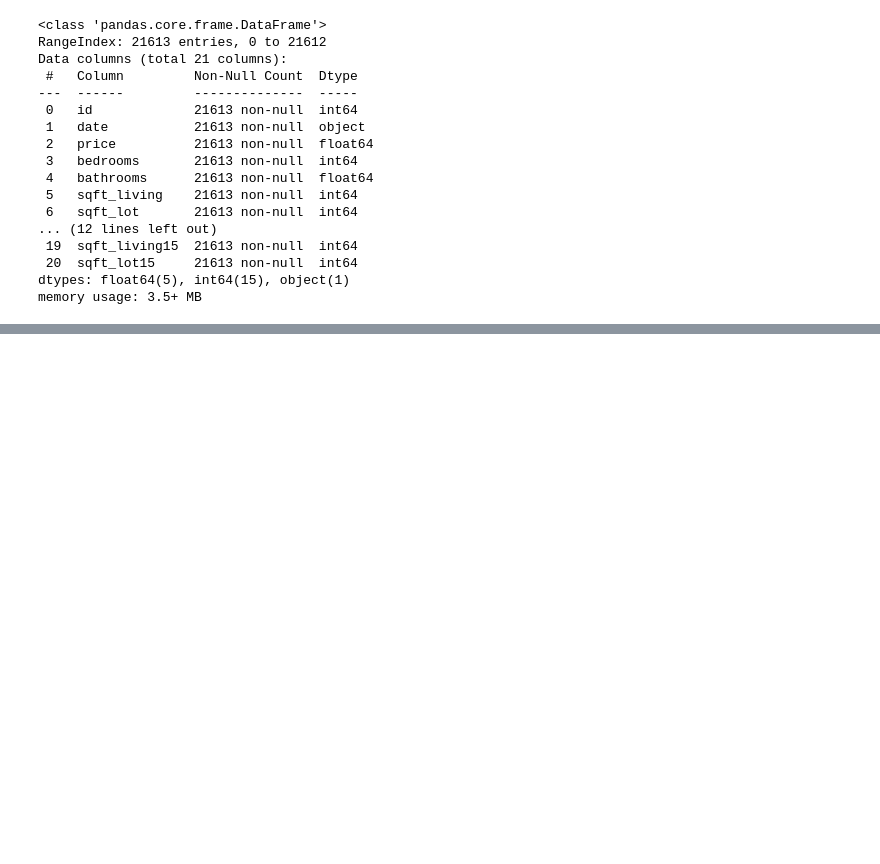
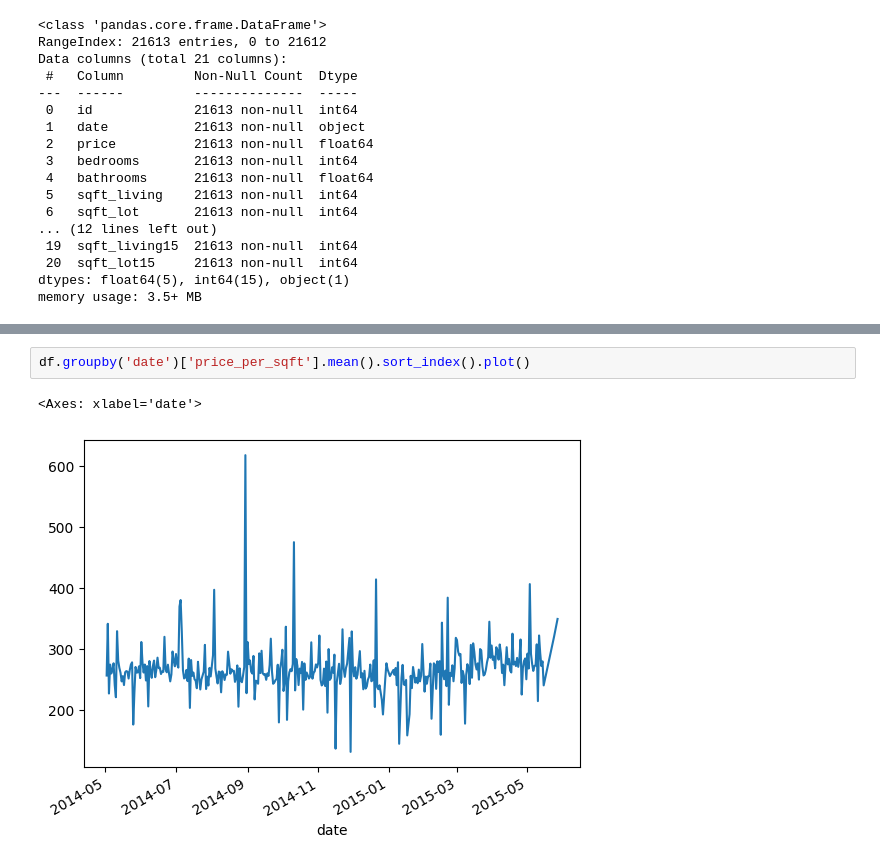
Before and after one commit to richard2323233/schulich_data_science, a Jupyter notebook: class 3.ipynb, the cells around one changed output, grey strips where cells are left out. Saved outputs shown, nothing was run; the diff lists cells and outputs as text; blank space fills up the shorter version.

```diff
--- a/class 3.ipynb
+++ b/class 3.ipynb
@@ -51,0 +67,5 @@ df.describe()
+# %%
+df.groupby('date')['price_per_sqft'].mean().sort_index().plot()
+# %% [output]
+<Axes: xlabel='date'>
+[figure, added]
```
Also changed, not shown: parts of 16 cells of this notebook.
